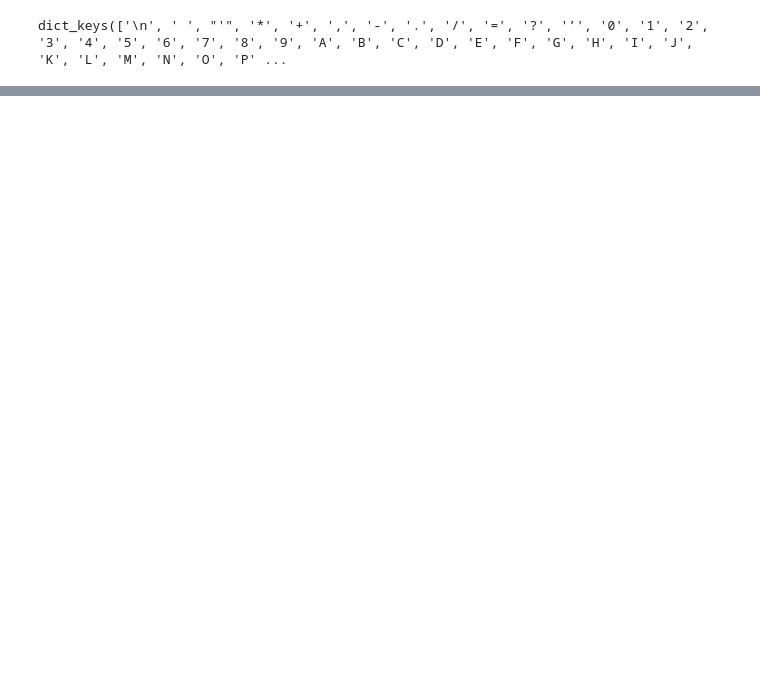
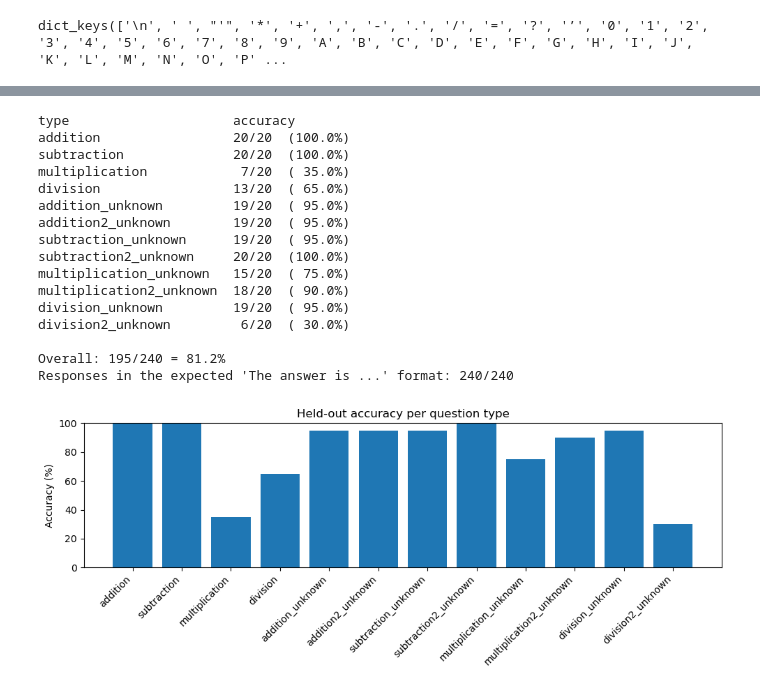
Before and after one commit to pregnat/dpo-nanogpt-arithmetic, a Jupyter notebook: dpo/dpo.ipynb, the cells around one changed output, grey strips where cells are left out. Cells and saved outputs as stored; diff of their text form; code cells hidden in the pictures; blank space fills up the shorter version.

```diff
--- a/dpo/dpo.ipynb
+++ b/dpo/dpo.ipynb
@@ -716,0 +533,12 @@ Algebra: 17/20 (85.0%)
+# %%
+random.seed(2024)
+test_items = []
+for eq_type in samples_per_type:
+    chosen = set()
+    while len(chosen) < 20:
+        prompt, ans, _ = make_question(eq_type)
+        if prompt not in training_prompts and prompt not in val_prompts and prompt not in chosen:
+            chosen.add(prompt)
+            test_items.append({"type": eq_type, "question": prompt, "correct_answer": ans})
+print("Test questions:", len(test_items), "| overlap with training data:",
+      sum(t['question'] in training_prompts for t in test_items))
@@ -716,0 +552,10 @@ Algebra: 17/20 (85.0%)
+# %%
+def extract(response):
+    m = re.search(r"The answer is (-?\d+)", response)
+    return int(m.group(1)) if m else None
+
+for t in test_items:
+    t["response"] = answer(gpt, t["question"])
+    t["predicted_answer"] = extract(t["response"])
+    t["correct"] = t["predicted_answer"] == t["correct_answer"]
+    print(("✓ " if t["correct"] else "✗ ") + t["response"])
@@ -716,0 +580,40 @@ Algebra: 17/20 (85.0%)
+# %%
+by_type = defaultdict(list)
+for t in test_items:
+    by_type[t["type"]].append(t["correct"])
+
+print(f"{'type':24s} accuracy")
+for eq_type, results in by_type.items():
+    print(f"{eq_type:24s} {sum(results):2d}/{len(results)}  ({100*sum(results)/len(results):5.1f}%)")
+overall = sum(t["correct"] for t in test_items) / len(test_items)
+print(f"\nOverall: {sum(t['correct'] for t in test_items)}/{len(test_items)} = {100*overall:.1f}%")
+formatted = sum(t["predicted_answer"] is not None for t in test_items)
+print(f"Responses in the expected 'The answer is ...' format: {formatted}/{len(test_items)}")
+
+plt.figure(figsize=(10, 4))
+names = list(by_type)
+plt.bar(range(len(names)), [100*sum(by_type[n])/len(by_type[n]) for n in names])
+plt.xticks(range(len(names)), names, rotation=45, ha='right')
+plt.ylabel("Accuracy (%)")
+plt.ylim(0, 100)
+plt.title("Held-out accuracy per question type")
+plt.tight_layout()
+plt.show()
+# %% [output]
+type                     accuracy
+addition                 20/20  (100.0%)
+subtraction              20/20  (100.0%)
+multiplication            7/20  ( 35.0%)
+division                 13/20  ( 65.0%)
+addition_unknown         19/20  ( 95.0%)
+addition2_unknown        19/20  ( 95.0%)
+subtraction_unknown      19/20  ( 95.0%)
+subtraction2_unknown     20/20  (100.0%)
+multiplication_unknown   15/20  ( 75.0%)
+multiplication2_unknown  18/20  ( 90.0%)
+division_unknown         19/20  ( 95.0%)
+division2_unknown         6/20  ( 30.0%)
+
+Overall: 195/240 = 81.2%
+Responses in the expected 'The answer is ...' format: 240/240
+[figure, added]
```
Also changed, not shown: parts of 58 cells of this notebook, 2 other files.
